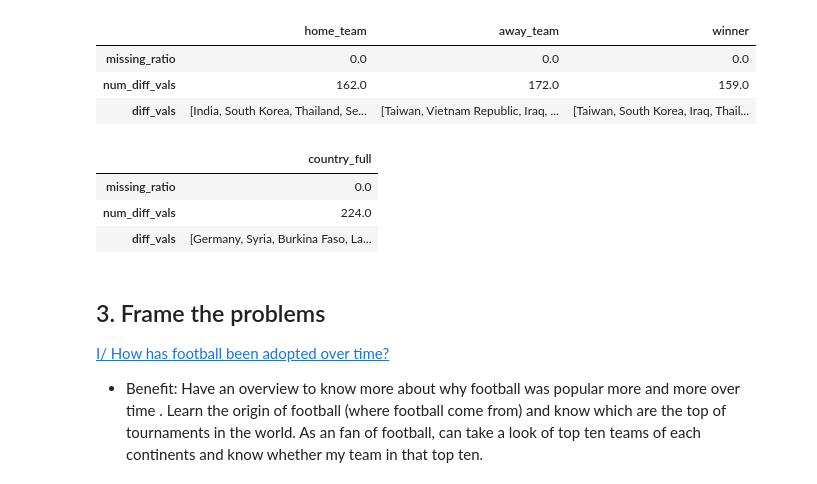
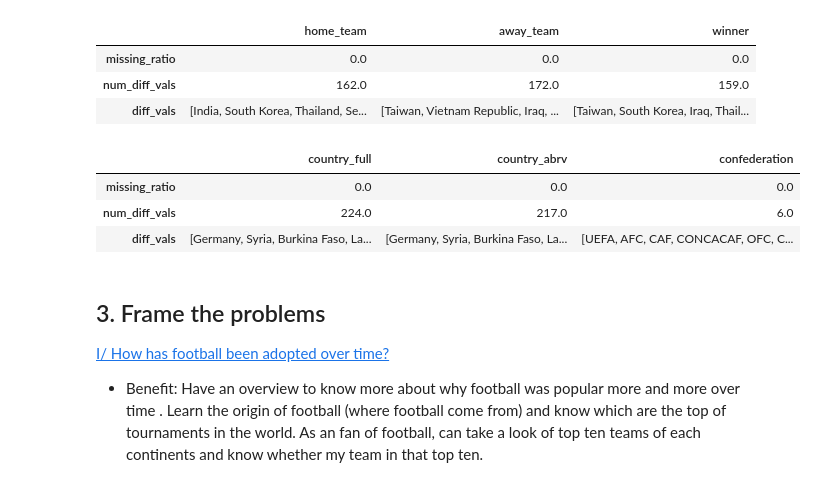
Before and after one commit to npghuy/P4DS_FinalProject, a Jupyter notebook: Sources/Final_Project.ipynb, the cells around one changed output. Saved outputs shown, nothing was run; the diff lists cells and outputs as text; code cells hidden in the pictures.

```diff
--- a/Sources/Final_Project.ipynb
+++ b/Sources/Final_Project.ipynb
@@ -377,21 +400,23 @@ cate_col_profiles_df
 | diff_vals | [India, South Korea, Thailand, Se... | [Taiwan, Vietnam Republic, Iraq, ... | [Taiwan, South Korea, Iraq, Thail... |
 # %%
 new_list={}
-cate_col_profiles_df=pd.DataFrame(columns=['country_full'])
+cate_col_profiles_df=pd.DataFrame(columns=['country_full','country_abrv','confederation'])
 
 cate_col_profiles_df.loc['missing_ratio']=Rank_df[cate_col_profiles_df.keys()].isnull().sum()*100/len(Rank_df[cate_col_profiles_df.keys()])
 cate_col_profiles_df.loc['num_diff_vals']=Rank_df[cate_col_profiles_df.keys()].nunique()
 
 new_list['country_full']=Rank_df['country_full'].dropna().unique()
+new_list['country_abrv']=Rank_df['country_full'].dropna().unique()
+new_list['confederation']=Rank_df['confederation'].dropna().unique()
 
 cate_col_profiles_df=cate_col_profiles_df.append(new_list,ignore_index=True)
 cate_col_profiles_df=cate_col_profiles_df.rename(index={0: "missing_ratio", 1: "num_diff_vals", 2: "diff_vals"})
 cate_col_profiles_df
 # %% [output]
-|  | country_full |
-| missing_ratio | 0.0 |
-| num_diff_vals | 224.0 |
-| diff_vals | [Germany, Syria, Burkina Faso, La... |
+|  | country_full | country_abrv | confederation |
+| missing_ratio | 0.0 | 0.0 | 0.0 |
+| num_diff_vals | 224.0 | 217.0 | 6.0 |
+| diff_vals | [Germany, Syria, Burkina Faso, La... | [Germany, Syria, Burkina Faso, La... | [UEFA, AFC, CAF, CONCACAF, OFC, C... |
 # %% [markdown]
 ## 3. Frame the problems
 [I/ How has football been adopted over time?]()
```
Also changed, not shown: parts of 14 cells of this notebook.
